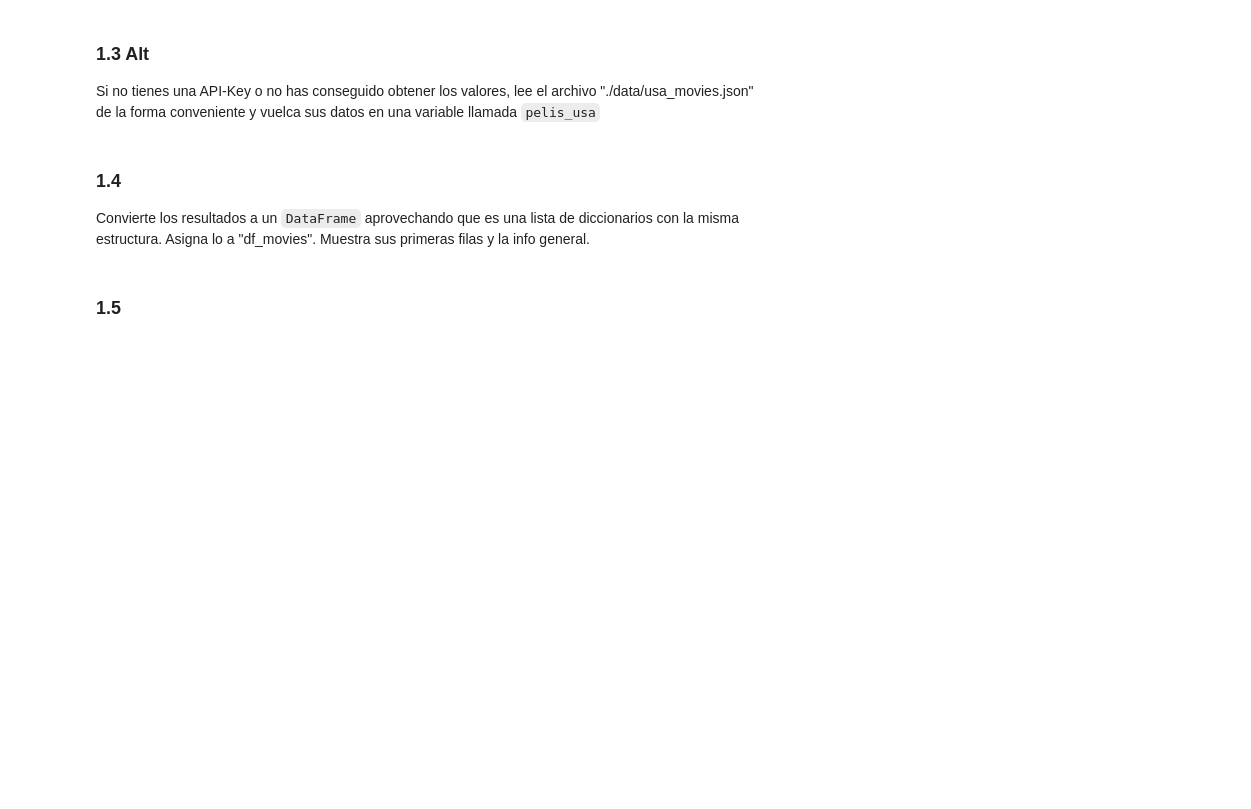
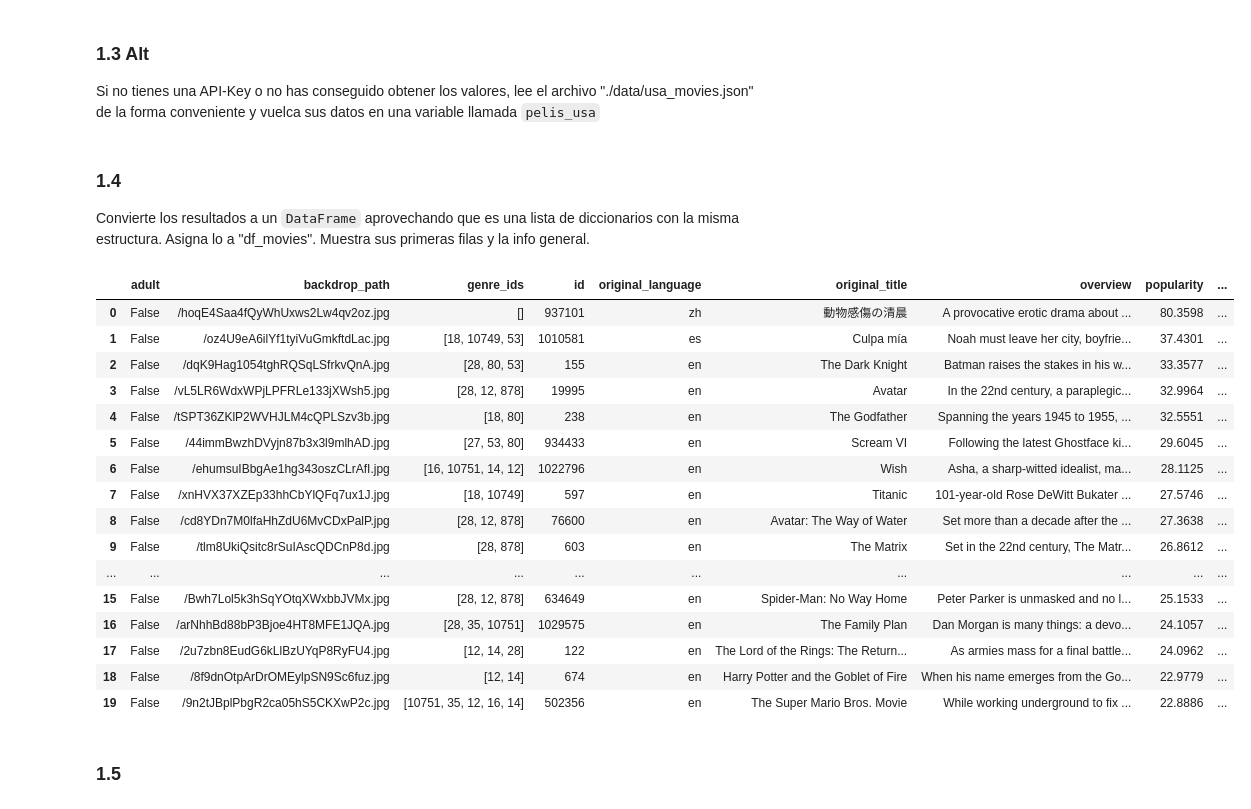
Before and after one commit to uxuearamburu/Data-Science, a Jupyter notebook: 03_Data_Analysis/Sprint_06/Unidad_02_Procesado_Datos_Externos_Web_Scraping_APIs/03_Practica_Obligatoria/18_Practica_Obligatoria_Web_Scraping_APIs.ipynb, the cells around one changed output. Drawn from its saved outputs; the diff is of its cells as text; code cells hidden in the pictures; blank space fills up the shorter version.

```diff
--- a/03_Data_Analysis/Sprint_06/Unidad_02_Procesado_Datos_Externos_Web_Scraping_APIs/03_Practica_Obligatoria/18_Practica_Obligatoria_Web_Scraping_APIs.ipynb
+++ b/03_Data_Analysis/Sprint_06/Unidad_02_Procesado_Datos_Externos_Web_Scraping_APIs/03_Practica_Obligatoria/18_Practica_Obligatoria_Web_Scraping_APIs.ipynb
@@ -76,7 +86,23 @@ Donde tendrá que incluir los parámetros "api_key" con valor tu api_key para TM
 Ojo el valor del nombre de Estados Unidos en este caso no es USA, pero casi.
 
 EXTRA: Hay una forma de que te devuelva los datos en español cuando corresponda, a ver si lo logras.
+# %%
+url_usa = f"{base_url}/discover/movie?api_key={api_key}&region=US&year=2023"
+
+respuesta_usa = requests.get(url_usa)
 # %% [markdown]
 ### 1.3
 
 Escribe el código de respuesta y su explicación. Vuelca los datos de la respuesta en una variable `datos_usa` (es decir el resultado del metodo `json`). Muestra los campos del json de respuesta y decide cuál es el que vamos a usar para extrarer los datos. Muestra los valores para ese campo y luego asignalo a la variable `pelis_usa`.
+# %%
+print(f"Codigo de respuesta: {respuesta_usa.status_code} - {respuesta_usa.reason}")
+
+json_data = respuesta_usa.json()
+print("Campos del JSON")
+print(json_data.keys())
+
+print("Campos de cada resultado")
+print(json_data["results"][0].keys())
+
+pelis_usa = [movie["title"] for movie in json_data["results"]]
+print(pelis_usa)
@@ -88,6 +121,27 @@ Si no tienes una API-Key o no has conseguido obtener los valores, lee el archivo
 ### 1.4
 
 Convierte los resultados a un `DataFrame` aprovechando que es una lista de diccionarios con la misma estructura. Asigna lo a "df_movies". Muestra sus primeras filas y la info general.
+# %%
+df_movies = pd.DataFrame(json_data["results"])
+df_movies
+# %% [output]
+|  | adult | backdrop_path | genre_ids | id | original_language | original_title | overview | popularity | ... |
+| 0 | False | /hoqE4Saa4fQyWhUxws2Lw4qv2oz.jpg | [] | 937101 | zh | 動物感傷の清晨 | A provocative erotic drama about ... | 80.3598 | ... |
+| 1 | False | /oz4U9eA6ilYf1tyiVuGmkftdLac.jpg | [18, 10749, 53] | 1010581 | es | Culpa mía | Noah must leave her city, boyfrie... | 37.4301 | ... |
+| 2 | False | /dqK9Hag1054tghRQSqLSfrkvQnA.jpg | [28, 80, 53] | 155 | en | The Dark Knight | Batman raises the stakes in his w... | 33.3577 | ... |
+| 3 | False | /vL5LR6WdxWPjLPFRLe133jXWsh5.jpg | [28, 12, 878] | 19995 | en | Avatar | In the 22nd century, a paraplegic... | 32.9964 | ... |
+| 4 | False | /tSPT36ZKlP2WVHJLM4cQPLSzv3b.jpg | [18, 80] | 238 | en | The Godfather | Spanning the years 1945 to 1955, ... | 32.5551 | ... |
+| 5 | False | /44immBwzhDVyjn87b3x3l9mlhAD.jpg | [27, 53, 80] | 934433 | en | Scream VI | Following the latest Ghostface ki... | 29.6045 | ... |
+| 6 | False | /ehumsuIBbgAe1hg343oszCLrAfI.jpg | [16, 10751, 14, 12] | 1022796 | en | Wish | Asha, a sharp-witted idealist, ma... | 28.1125 | ... |
+| 7 | False | /xnHVX37XZEp33hhCbYlQFq7ux1J.jpg | [18, 10749] | 597 | en | Titanic | 101-year-old Rose DeWitt Bukater ... | 27.5746 | ... |
+| 8 | False | /cd8YDn7M0lfaHhZdU6MvCDxPalP.jpg | [28, 12, 878] | 76600 | en | Avatar: The Way of Water | Set more than a decade after the ... | 27.3638 | ... |
+| 9 | False | /tlm8UkiQsitc8rSuIAscQDCnP8d.jpg | [28, 878] | 603 | en | The Matrix | Set in the 22nd century, The Matr... | 26.8612 | ... |
+| ... | ... | ... | ... | ... | ... | ... | ... | ... | ... |
+| 15 | False | /Bwh7Lol5k3hSqYOtqXWxbbJVMx.jpg | [28, 12, 878] | 634649 | en | Spider-Man: No Way Home | Peter Parker is unmasked and no l... | 25.1533 | ... |
+| 16 | False | /arNhhBd88bP3Bjoe4HT8MFE1JQA.jpg | [28, 35, 10751] | 1029575 | en | The Family Plan | Dan Morgan is many things: a devo... | 24.1057 | ... |
+| 17 | False | /2u7zbn8EudG6kLlBzUYqP8RyFU4.jpg | [12, 14, 28] | 122 | en | The Lord of the Rings: The Return... | As armies mass for a final battle... | 24.0962 | ... |
+| 18 | False | /8f9dnOtpArDrOMEylpSN9Sc6fuz.jpg | [12, 14] | 674 | en | Harry Potter and the Goblet of Fire | When his name emerges from the Go... | 22.9779 | ... |
+| 19 | False | /9n2tJBplPbgR2ca05hS5CKXwP2c.jpg | [10751, 35, 12, 16, 14] | 502356 | en | The Super Mario Bros. Movie | While working underground to fix ... | 22.8886 | ... |
 # %% [markdown]
 ### 1.5
 # %% [markdown]
```
Also changed, not shown: parts of 9 cells of this notebook.
